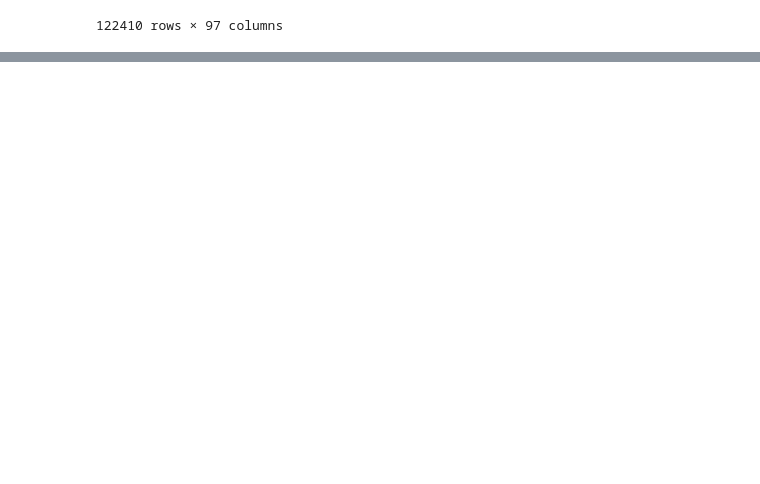
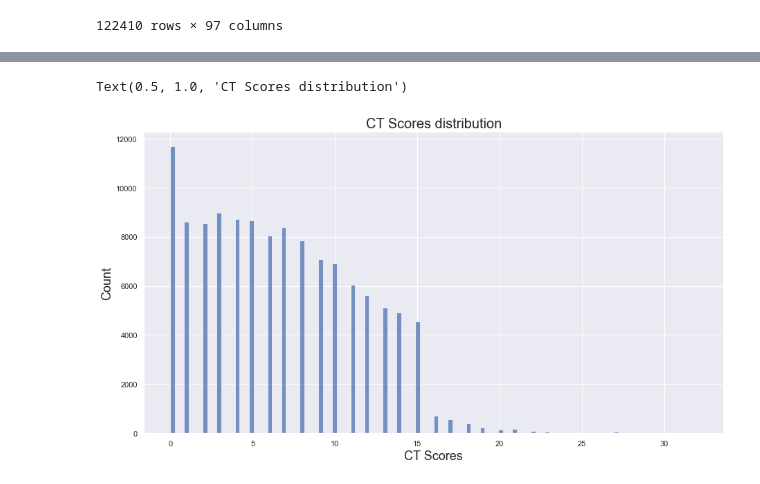
Before and after one commit to vutruong99/CSGO-Round-Winner-Classifier, a Jupyter notebook: cs-go-round-winner-classification-random-forest.ipynb, the cells around one changed output, grey strips where cells are left out. Cells and saved outputs as stored; diff of their text form; code cells hidden in the pictures; blank space fills up the shorter version.

```diff
--- a/cs-go-round-winner-classification-random-forest.ipynb
+++ b/cs-go-round-winner-classification-random-forest.ipynb
@@ -29,0 +164,8 @@ df
+# %%
+p = sns.histplot(df["ct_score"])
+p.set_xlabel("CT Scores", fontsize = 18)
+p.set_ylabel("Count", fontsize = 18)
+p.set_title("CT Scores distribution", fontsize = 20)
+# %% [output]
+Text(0.5, 1.0, 'CT Scores distribution')
+[figure, added]
```
Also changed, not shown: parts of 70 cells of this notebook, 5 other files.
